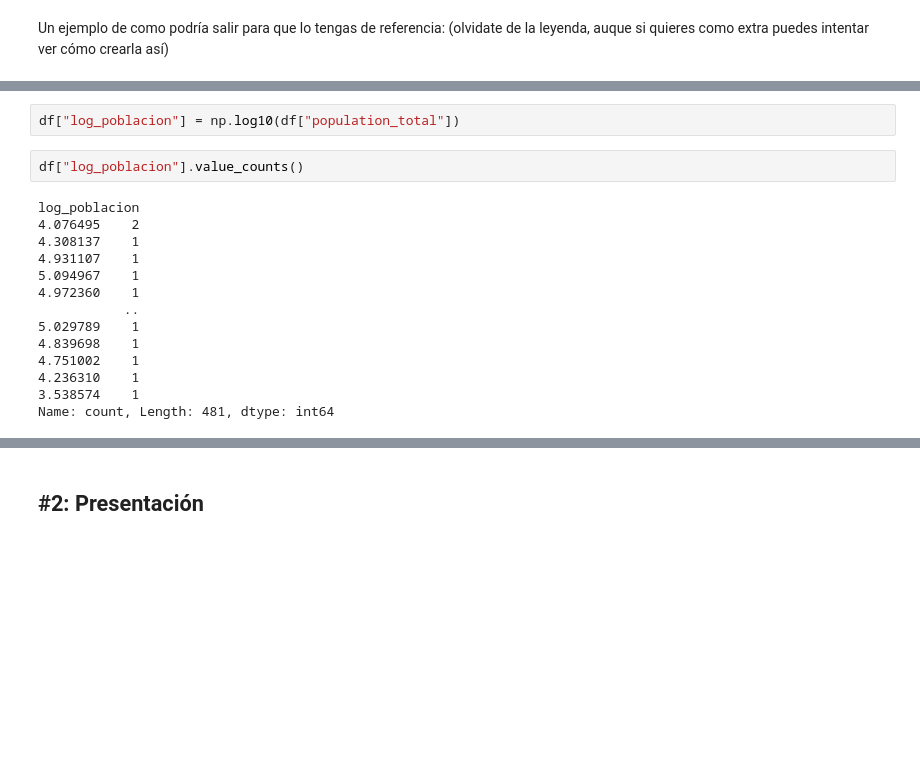
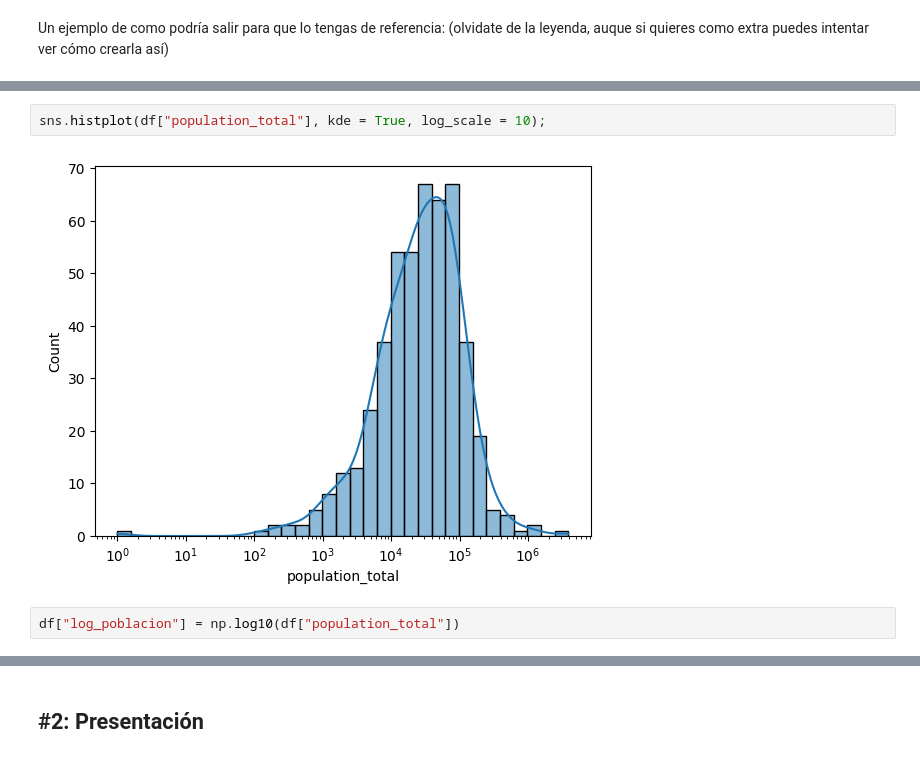
Before and after one commit to JPG250493/Repo-Ejercicios-Jesus, a Jupyter notebook: 03_Data_Analysis/Sprint_08/Unidad_02_Visualizacion_Avanzada_Seaborn/03_Practica_Obligatoria/18_Practica_Obligatoria_Visualizacion_Avanzada.ipynb, the cells around one changed output, grey strips where cells are left out. Cells and saved outputs as stored; diff of their text form; blank space fills up the shorter version.

```diff
--- a/03_Data_Analysis/Sprint_08/Unidad_02_Visualizacion_Avanzada_Seaborn/03_Practica_Obligatoria/18_Practica_Obligatoria_Visualizacion_Avanzada.ipynb
+++ b/03_Data_Analysis/Sprint_08/Unidad_02_Visualizacion_Avanzada_Seaborn/03_Practica_Obligatoria/18_Practica_Obligatoria_Visualizacion_Avanzada.ipynb
@@ -147,24 +155,12 @@ Pinta el diagrama de dispersión de longitud y latitud (longitud en las x, latit
 Un ejemplo de como podría salir para que lo tengas de referencia: (olvidate de la leyenda, auque si quieres como extra puedes intentar ver cómo crearla así)
 # %% [markdown]
 ![image.png](attachment:image.png)
+# %%
+sns.histplot(df["population_total"], kde = True, log_scale = 10);
+# %% [output]
+[figure, added]
 # %%
 df["log_poblacion"] = np.log10(df["population_total"])
-# %%
-df["log_poblacion"].value_counts()
-# %% [output]
-log_poblacion
-4.076495    2
-4.308137    1
-4.931107    1
-5.094967    1
-4.972360    1
-           ..
-5.029789    1
-4.839698    1
-4.751002    1
-4.236310    1
-3.538574    1
-Name: count, Length: 481, dtype: int64
 # %%
 scatter_plot_avanzado(df, "longd", "latd", col_cat = "log_poblacion",
                       tam = 'area_land_sq_mi', usar_colorbar=False)
```
Also changed, not shown: parts of 6 cells of this notebook.
